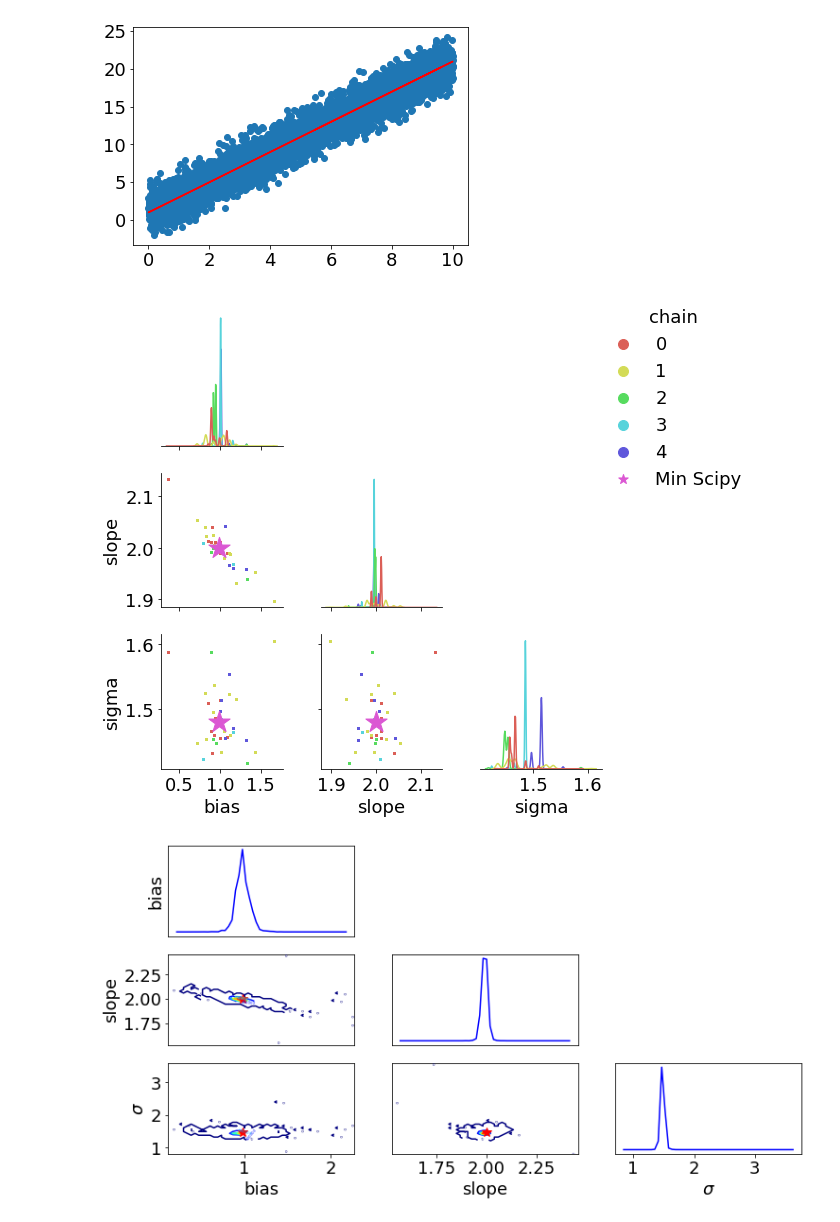
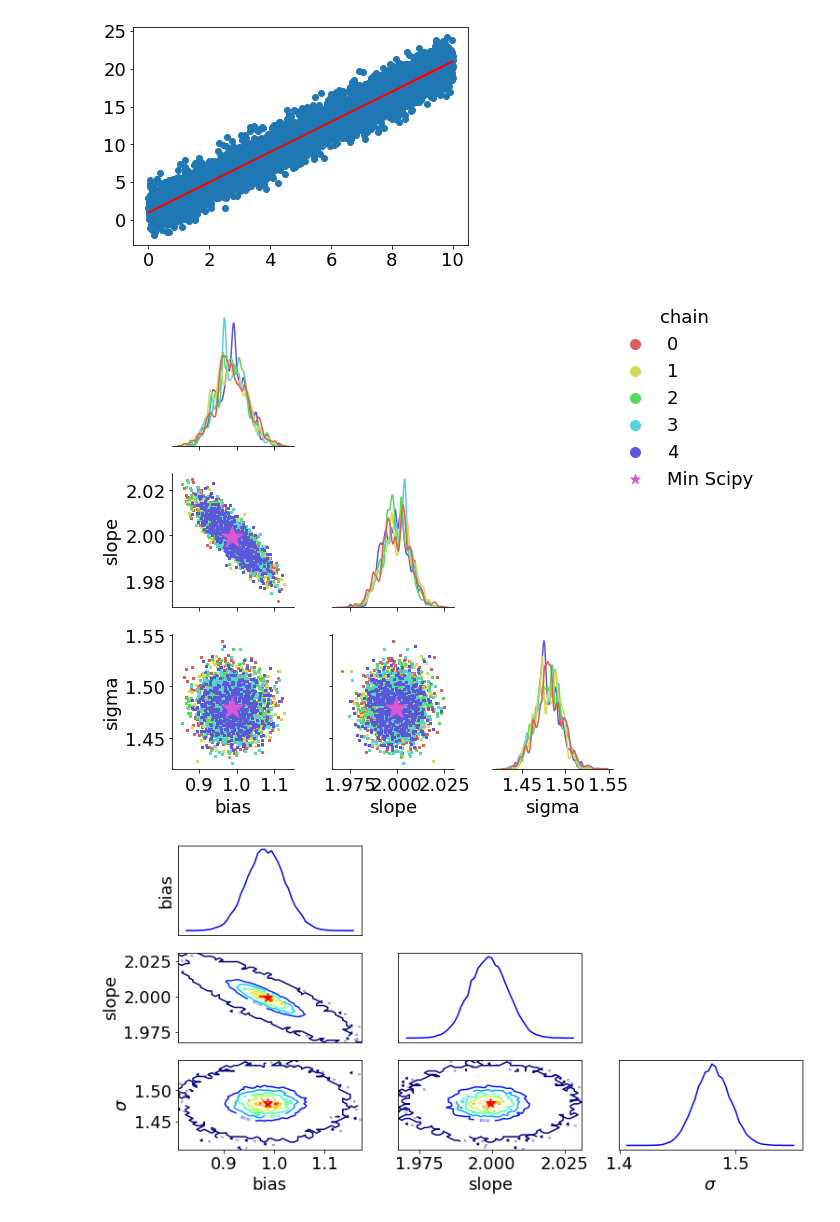
Before and after one commit to sylvielsstfr/jax-demo, a Jupyter notebook: demoMCsampling.ipynb, the cells around one changed output. Saved outputs shown, nothing was run; the diff lists cells and outputs as text; code cells hidden in the pictures.

```diff
--- a/demoMCsampling.ipynb
+++ b/demoMCsampling.ipynb
@@ -809,12 +806,11 @@ plt.show()
 findfont: Font family ['Times New Roman'] not found. Falling back to DejaVu Sans.
 [figure]
 # %%
-@partial(jax.jit, static_argnums=(1,))
 def jax_metropolis_kernel(rng_key, logpdf, position, log_prob):
     key, subkey = jax.random.split(rng_key)
     """Moves the chain by one step using the Random Walk Metropolis algorithm.
     """
-    move_proposals = jax.random.normal(key, shape=position.shape) * 0.1
+    move_proposals = jax.random.normal(key,  shape=position.shape)*0.1
 
     proposal = position + move_proposals
     proposal_log_prob = logpdf(proposal)
@@ -826,7 +822,6 @@ def jax_metropolis_kernel(rng_key, logpdf, position, log_prob):
     log_prob = jnp.where(do_accept, proposal_log_prob, log_prob)
     return position, log_prob
 
-@partial(jax.jit, static_argnums=(1, 2))
 def jax_metropolis_sampler(rng_key, n_samples, logpdf, initial_position):
     """Generate samples using the Random Walk Metropolis algorithm.
     """
@@ -844,14 +839,16 @@ def jax_metropolis_sampler(rng_key, n_samples, logpdf, initial_position):
         return (key, positions, new_log_prob)
 
     #Initialisation
+    keys = jax.random.split(rng_key,num=4)
     all_positions = jnp.zeros((n_samples,initial_position.shape[0]))  # 1 chain for each vmap call    ?
-    all_positions=all_positions.at[0,0].set(scs.norm.rvs(loc=1,scale=1))
-    all_positions=all_positions.at[0,1].set(scs.norm.rvs(loc=2,scale=1))
-    all_positions=all_positions.at[0,2].set(scs.uniform.rvs(loc=1,scale=2))
+    all_positions=all_positions.at[0,0].set(jax.random.normal(keys[0])+1.)
+    all_positions=all_positions.at[0,1].set(jax.random.normal(keys[1])+2.)
+    all_positions=all_positions.at[0,2].set(jax.random.uniform(keys[2],minval=1.0, maxval=3.0))
 
     logp = logpdf(all_positions[0])
 
-    initial_state = (rng_key,all_positions, logp)
+    initial_state = (keys[3],all_positions, logp)
+    #nb: implicitement l'appel a fori_loop implique une compilaton de mh_update et donc de ax_metropolis_kernel
     rng_key, all_positions, log_prob = jax.lax.fori_loop(1, n_samples,
                                                  mh_update,
                                                  initial_state)
@@ -913,18 +909,18 @@ full_df_2 = pd.concat([df_res2, df_mini], ignore_index=True)
 # %%
 g = sns.PairGrid(full_df_2[full_df_2["chain"].str.fullmatch('0|1|2|3|4|Min Scipy')],
                  diag_sharey=False,
                  hue="chain",
                  hue_kws={"s": [2]*5+[500], "marker": ["o"]*5+ ["*"]},
                  corner=True,
                  palette="hls")
 g.map_lower(plt.scatter)
-g.map_diag(sns.kdeplot)
+g.map_diag(sns.kdeplot,warn_singular=False)
 g.add_legend(loc='upper right', ncol=1)
 for lh in g._legend.legendHandles:
     lh.set_alpha(1)
     lh._sizes = [100]
 # %% [output]
-[figure, old version]
+[figure, new version]
 # %%
 all_biass = df_res2["bias"]
 all_slopes= df_res2["slope"]
@@ -987,7 +983,7 @@ ax22.set_xlabel('$\sigma$')
 
 plt.show()
 # %% [output]
-[figure, old version]
+[figure, new version]
 # %%
 df_res2.describe()
 # %% [output]
```
Also changed, not shown: parts of 52 cells of this notebook.
